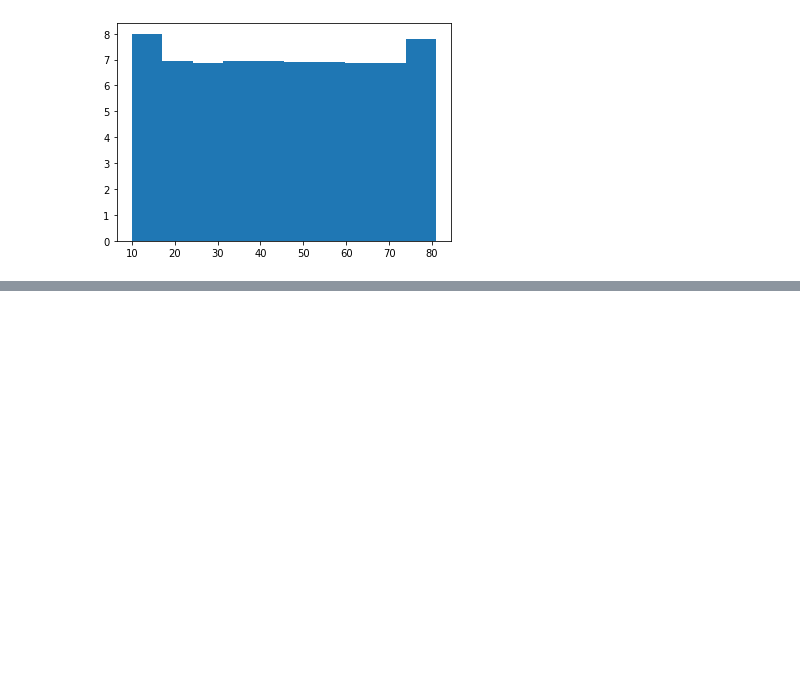
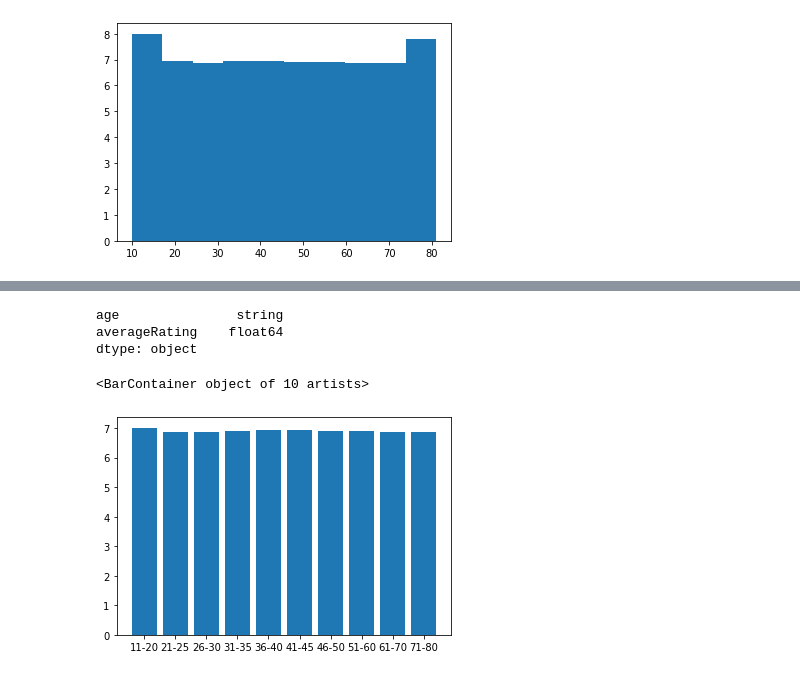
Before and after one commit to ganeshk312/IMDB, a Jupyter notebook: IMDB_most voted genre.ipynb, the cells around one changed output, grey strips where cells are left out. Drawn from its saved outputs; the diff is of its cells as text; code cells hidden in the pictures; blank space fills up the shorter version.

```diff
--- a/IMDB_most voted genre.ipynb
+++ b/IMDB_most voted genre.ipynb
@@ -1033,0 +1284,3 @@ plt.hist(df2.age,bins=10,weights=(df2.averageRating)/7)
+# %%
+age_rating=age_rating.drop('index',axis=1)
+age_rating
@@ -1033,0 +1317,4 @@ plt.hist(df2.age,bins=10,weights=(df2.averageRating)/7)
+# %%
+bins=pd.cut(age_rating.age,bins=[11,20,25,30,35,40,45,50,60,70,80],include_lowest=True,
+            labels=['11-20','21-25','26-30','31-35','36-40','41-45','46-50','51-60','61-70','71-80'])
+bins
@@ -1033,0 +1335,5 @@ plt.hist(df2.age,bins=10,weights=(df2.averageRating)/7)
+# %%
+mean_rating=age_rating.groupby(bins).mean()
+mean_rating=mean_rating.drop('age',axis=1)
+mean_rating=mean_rating.reset_index()
+mean_rating
@@ -1033,0 +1352,12 @@ plt.hist(df2.age,bins=10,weights=(df2.averageRating)/7)
+# %%
+mean_rating=mean_rating.astype({'age':'string'})
+mean_rating.dtypes
+# %% [output]
+age               string
+averageRating    float64
+dtype: object
+# %%
+plt.bar(mean_rating.age,mean_rating.averageRating)
+# %% [output]
+<BarContainer object of 10 artists>
+[figure, added]
```
Also changed, not shown: parts of 30 cells of this notebook.
